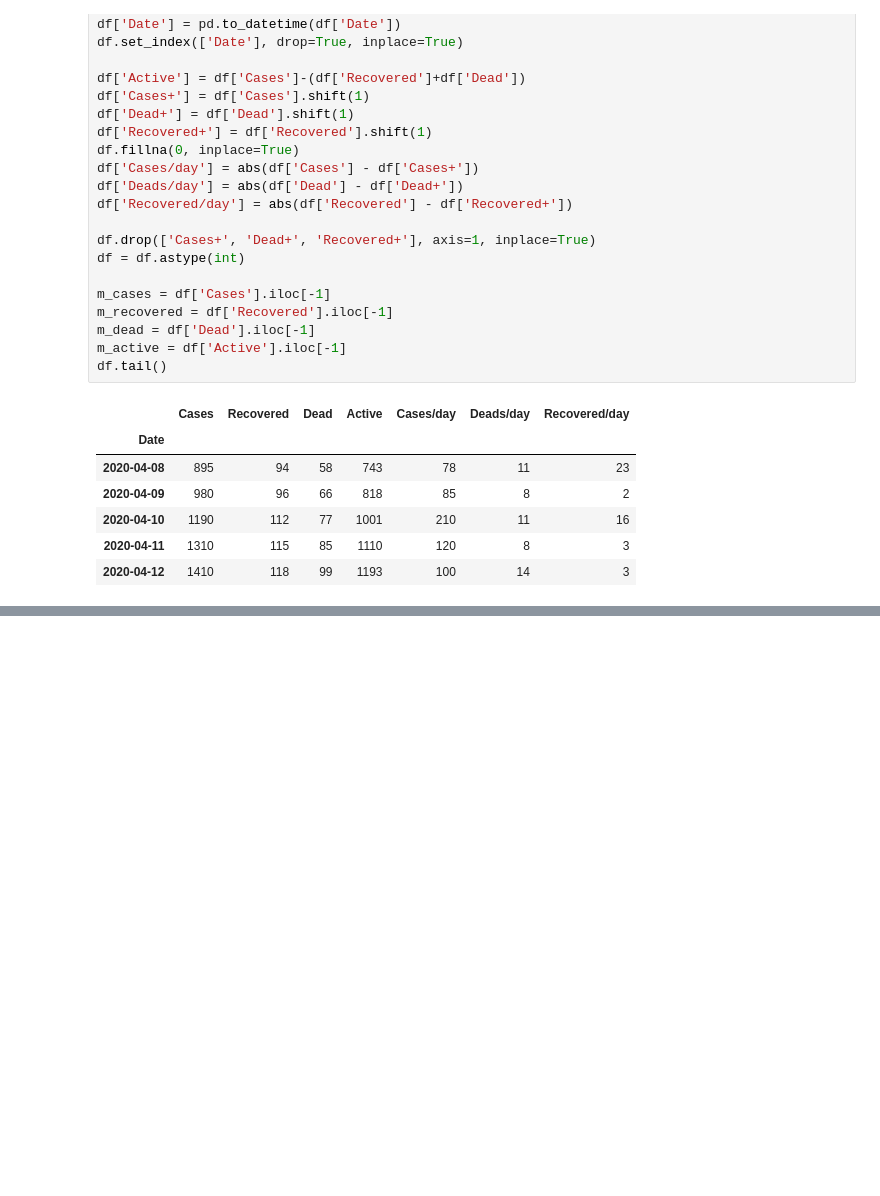
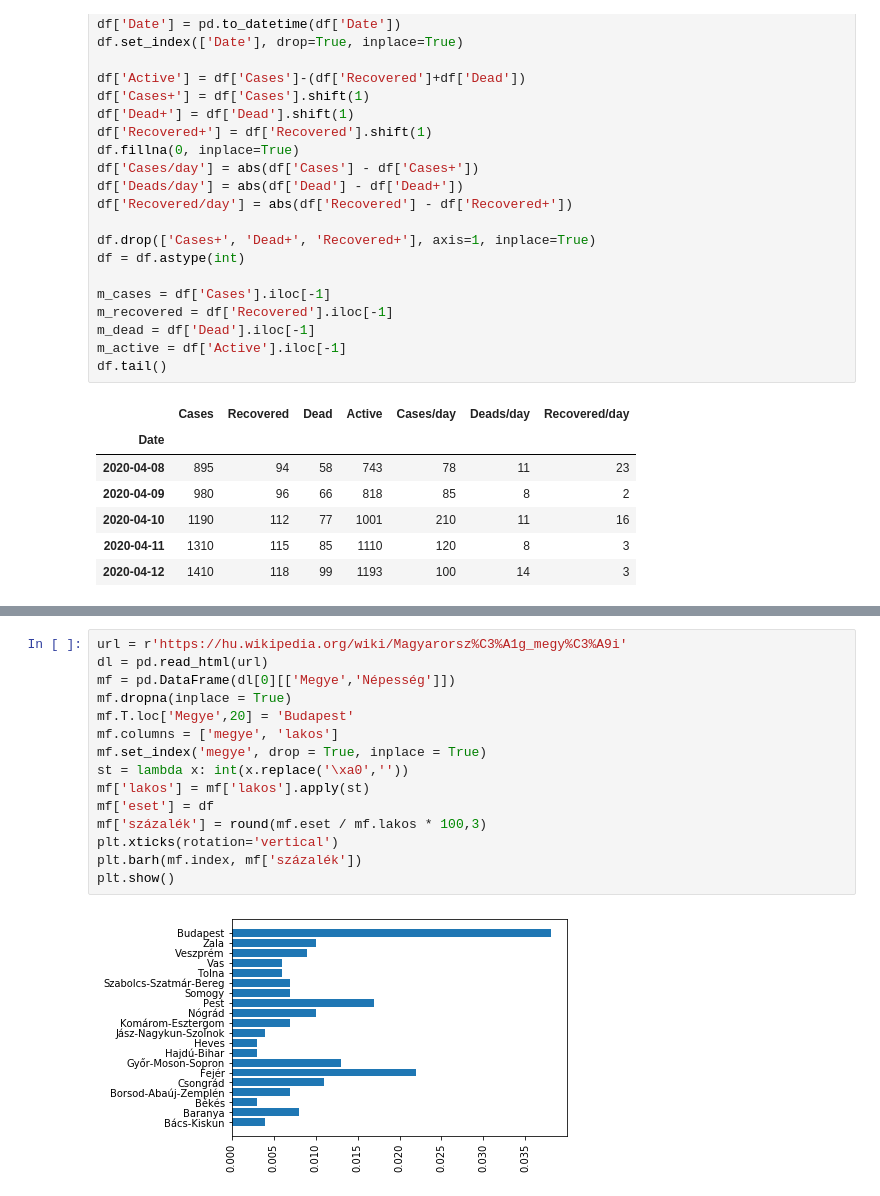
Before and after one commit to mollac/CoVid-19, a Jupyter notebook: corona.ipynb, the cells around one changed output, grey strips where cells are left out. Saved outputs shown, nothing was run; the diff lists cells and outputs as text; blank space fills up the shorter version.

```diff
--- a/corona.ipynb
+++ b/corona.ipynb
@@ -262,0 +280,17 @@ plt.barh(df.index, df)
+# %%
+url = r'https://hu.wikipedia.org/wiki/Magyarorsz%C3%A1g_megy%C3%A9i'
+dl = pd.read_html(url)
+mf = pd.DataFrame(dl[0][['Megye','Népesség']])
+mf.dropna(inplace = True)
+mf.T.loc['Megye',20] = 'Budapest'
+mf.columns = ['megye', 'lakos']
+mf.set_index('megye', drop = True, inplace = True)
+st = lambda x: int(x.replace('\xa0',''))
+mf['lakos'] = mf['lakos'].apply(st)
+mf['eset'] = df
+mf['százalék'] = round(mf.eset / mf.lakos * 100,3)
+plt.xticks(rotation='vertical')
+plt.barh(mf.index, mf['százalék'])
+plt.show()
+# %% [output]
+[figure, added]
```
Also changed, not shown: parts of 4 cells of this notebook, 2 other files.
